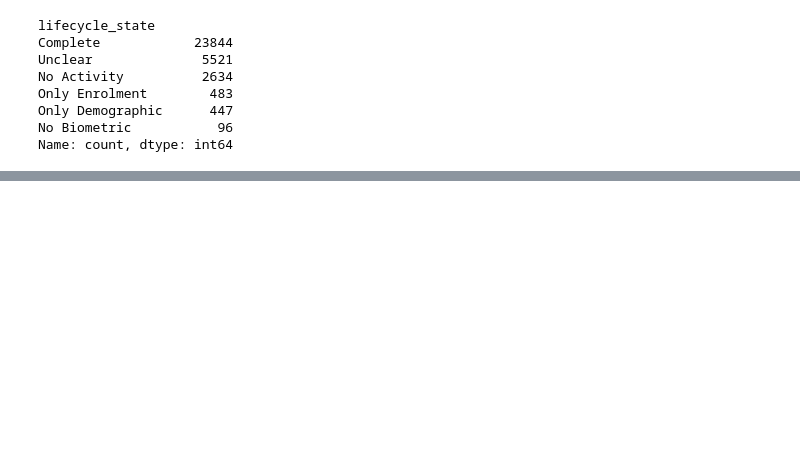
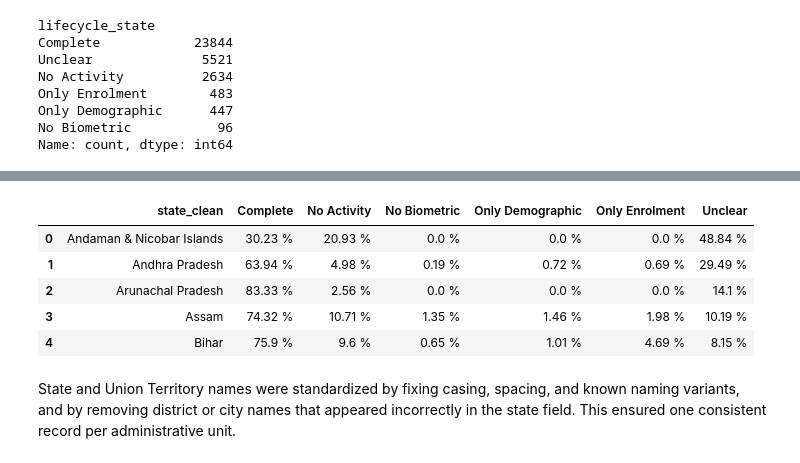
Before and after one commit to Innovatewithapple/aadhaar-lifecycle-analytics-, a Jupyter notebook: analysis.ipynb, the cells around one changed output, grey strips where cells are left out. Cells and saved outputs as stored; diff of their text form; code cells hidden in the pictures; blank space fills up the shorter version.

```diff
--- a/analysis.ipynb
+++ b/analysis.ipynb
@@ -261,0 +301,13 @@ District_level_lifecycle.head(50)
+# %%
+district_pct = District_level_lifecycle_sorted.copy()
+lifecycle_cols = [
+    col for col in district_pct.columns
+    if col not in ["state", "district"]
+]
+
+district_pct["total_pincodes"] = district_pct[lifecycle_cols].sum(axis=1)
+
+for col in lifecycle_cols:
+    district_pct[col] = (district_pct[col] / district_pct["total_pincodes"]) * 100
+
+district_pct[lifecycle_cols] = district_pct[lifecycle_cols].round(2).astype(str) + " %"
@@ -261,0 +378,27 @@ District_level_lifecycle.head(50)
+# %%
+lifecycle_cols = [
+    col for col in state_counts.columns
+    if col != "state_clean"
+]
+
+state_pct = state_counts.copy()
+
+state_pct["total_pincodes"] = state_pct[lifecycle_cols].sum(axis=1)
+
+for col in lifecycle_cols:
+    state_pct[col] = (state_pct[col] / state_pct["total_pincodes"]) * 100
+
+state_pct[lifecycle_cols] = state_pct[lifecycle_cols].round(2).astype(str) + " %"
+
+state_pct = state_pct.drop(columns=["total_pincodes"])
+
+state_pct.head()
+# %% [output]
+|  | state_clean | Complete | No Activity | No Biometric | Only Demographic | Only Enrolment | Unclear |
+| 0 | Andaman & Nicobar Islands | 30.23 % | 20.93 % | 0.0 % | 0.0 % | 0.0 % | 48.84 % |
+| 1 | Andhra Pradesh | 63.94 % | 4.98 % | 0.19 % | 0.72 % | 0.69 % | 29.49 % |
+| 2 | Arunachal Pradesh | 83.33 % | 2.56 % | 0.0 % | 0.0 % | 0.0 % | 14.1 % |
+| 3 | Assam | 74.32 % | 10.71 % | 1.35 % | 1.46 % | 1.98 % | 10.19 % |
+| 4 | Bihar | 75.9 % | 9.6 % | 0.65 % | 1.01 % | 4.69 % | 8.15 % |
+# %% [markdown]
+State and Union Territory names were standardized by fixing casing, spacing, and known naming variants, and by removing district or city names that appeared incorrectly in the state field. This ensured one consistent record per administrative unit.
```
Also changed, not shown: parts of 22 cells of this notebook, 3 other files.
